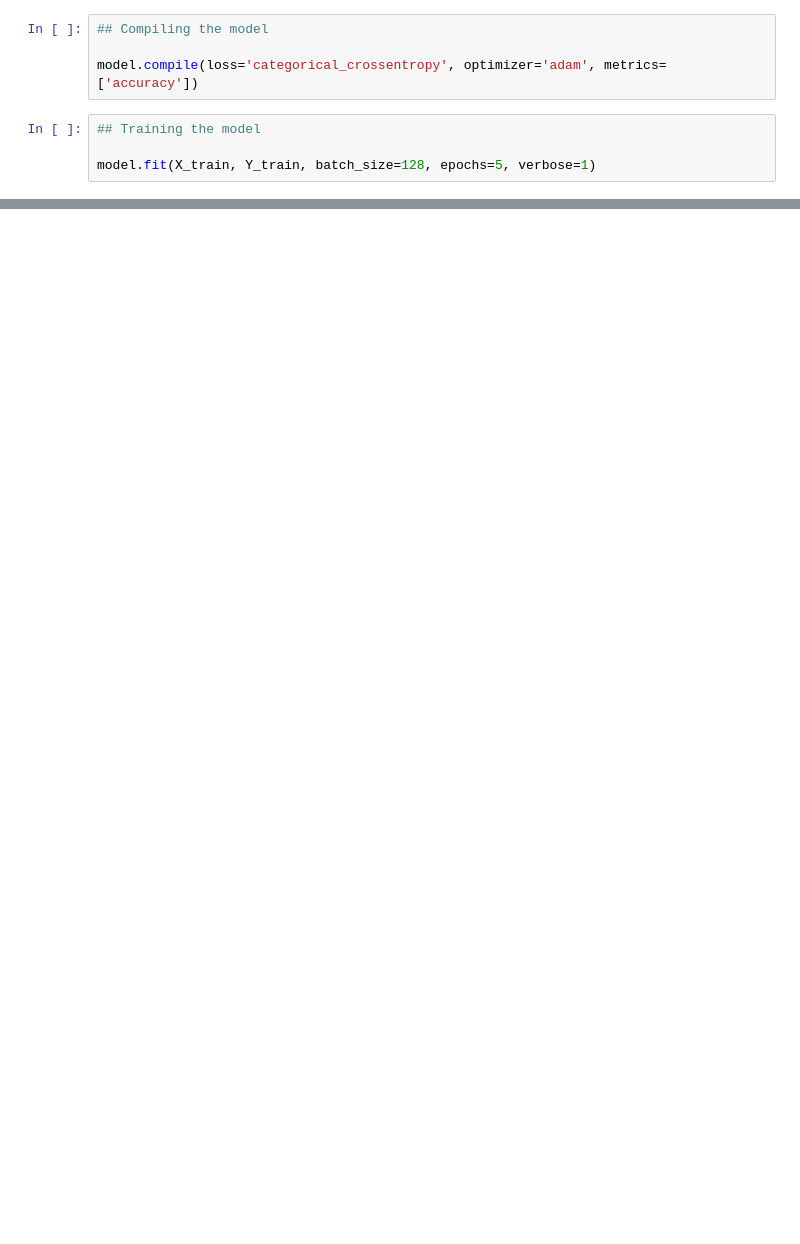
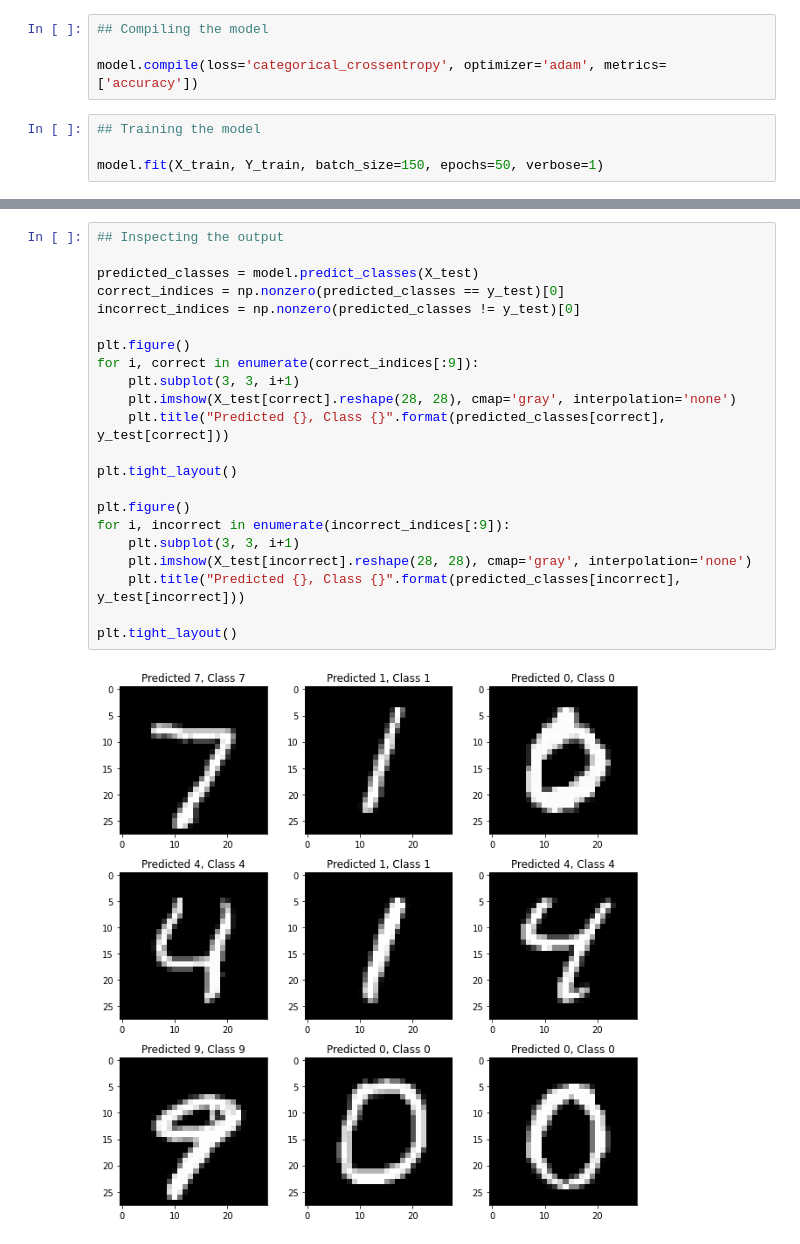
Before and after one commit to sleipnir029/MNIST-for-Image-Classification, a Jupyter notebook: MNISTFIC.ipynb, the cells around one changed output, grey strips where cells are left out. Saved outputs shown, nothing was run; the diff lists cells and outputs as text; blank space fills up the shorter version.

Commit message:
Inspect the output

```diff
--- a/MNISTFIC.ipynb
+++ b/MNISTFIC.ipynb
@@ -118,5 +136,5 @@ model.compile(loss='categorical_crossentropy', optimizer='adam', metrics=['accur
 # %%
 ## Training the model
 
-model.fit(X_train, Y_train, batch_size=128, epochs=5, verbose=1)
+model.fit(X_train, Y_train, batch_size=150, epochs=50, verbose=1)
 # %% [output]
@@ -143,0 +168,24 @@ Test accuracy: 0.11349999904632568
+# %%
+## Inspecting the output
+
+predicted_classes = model.predict_classes(X_test)
+correct_indices = np.nonzero(predicted_classes == y_test)[0]
+incorrect_indices = np.nonzero(predicted_classes != y_test)[0]
+
+plt.figure()
+for i, correct in enumerate(correct_indices[:9]):
+    plt.subplot(3, 3, i+1)
+    plt.imshow(X_test[correct].reshape(28, 28), cmap='gray', interpolation='none')
+    plt.title("Predicted {}, Class {}".format(predicted_classes[correct], y_test[correct]))
+
+plt.tight_layout()
+
+plt.figure()
+for i, incorrect in enumerate(incorrect_indices[:9]):
+    plt.subplot(3, 3, i+1)
+    plt.imshow(X_test[incorrect].reshape(28, 28), cmap='gray', interpolation='none')
+    plt.title("Predicted {}, Class {}".format(predicted_classes[incorrect], y_test[incorrect]))
+
+plt.tight_layout()
+# %% [output]
+[figure, added]
```
Also changed, not shown: parts of 6 cells of this notebook.
